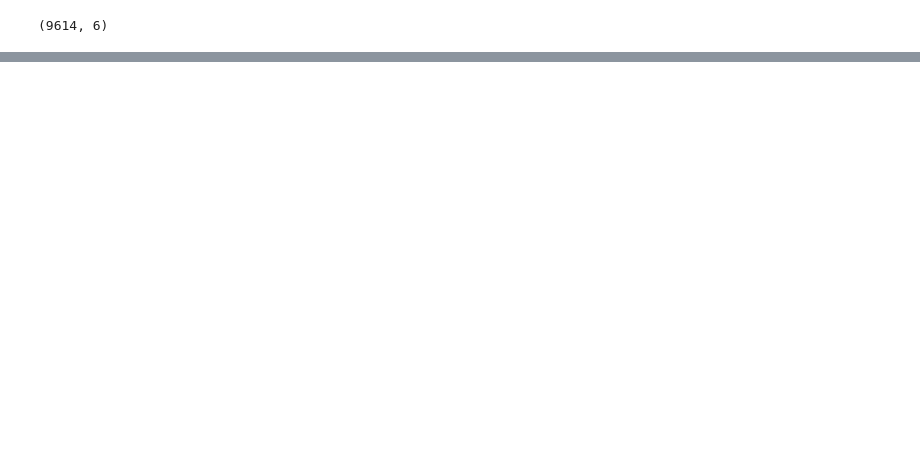
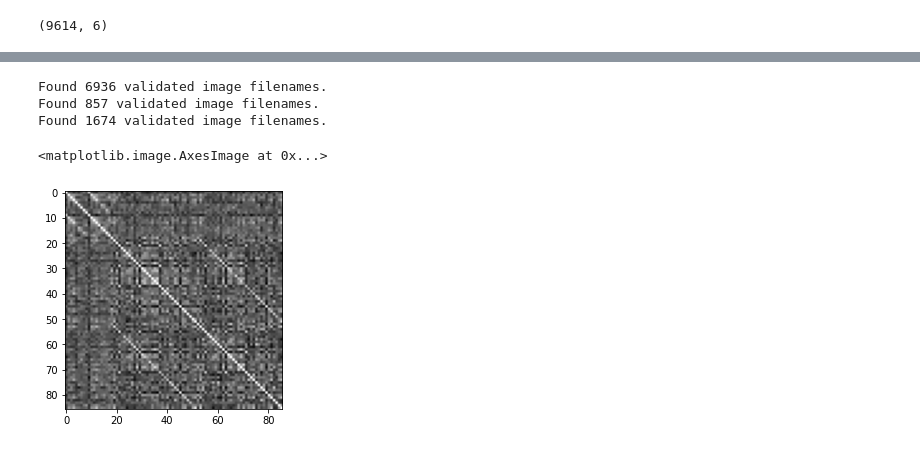
Before and after one commit to 64br13l-5/convolution-solution, a Jupyter notebook: NN.ipynb, the cells around one changed output, grey strips where cells are left out. Saved outputs shown, nothing was run; the diff lists cells and outputs as text; code cells hidden in the pictures; blank space fills up the shorter version.

```diff
--- a/NN.ipynb
+++ b/NN.ipynb
@@ -59,0 +43,52 @@ imageshow(mriarray,sextest,30)
+# %%
+#setup age data
+
+datagen=ImageDataGenerator(rescale=1./255.,validation_split=0.11)
+x = random.randint(0, 10000)
+train_generator=datagen.flow_from_dataframe(
+  dataframe=trainframe,
+  directory="./images/ageregression/",
+  x_col="id",
+  y_col="age",
+  subset="training",
+  batch_size=32,
+  color_mode="rgb",
+  seed=42,
+  shuffle=True,
+  class_mode="raw",
+  target_size=(86,86)
+)
+valid_generator=datagen.flow_from_dataframe(
+dataframe=trainframe,
+directory="./images/ageregression/",
+x_col="id",
+y_col="age",
+color_mode="rgb",
+subset="validation",
+batch_size=32,
+seed=42,
+shuffle=True,
+class_mode="raw",
+target_size=(86,86))
+test_datagen=ImageDataGenerator(rescale=1./255.)
+test_generator=test_datagen.flow_from_dataframe(
+dataframe=testframe,
+color_mode="rgb",
+directory="./images/ageregression/",
+x_col="id",
+y_col="age",
+batch_size=32,
+seed=42,
+shuffle=False,
+class_mode="raw",
+target_size=(86,86))
+# %% [output]
+Found 6936 validated image filenames.
+Found 857 validated image filenames.
+Found 1674 validated image filenames.
+# %%
+#test image
+plt.imshow(test_generator[1][0][2])
+# %% [output]
+<matplotlib.image.AxesImage at 0x...>
+[figure, added]
```
Also changed, not shown: parts of 21 cells of this notebook, 3 other files.
